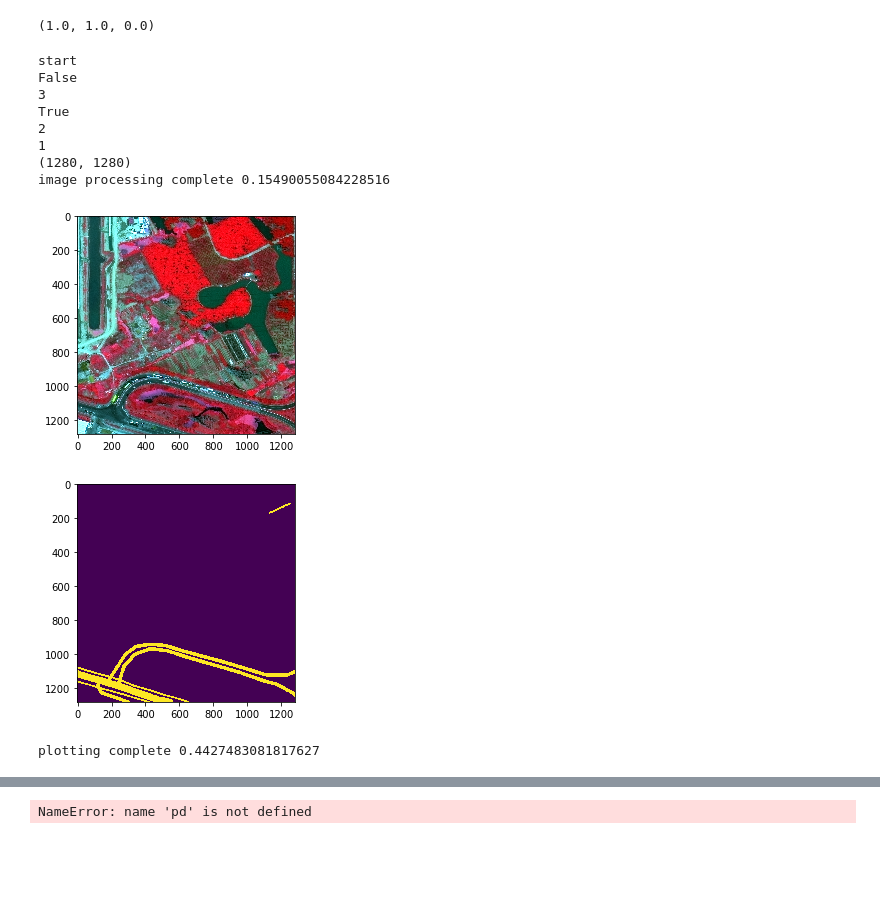
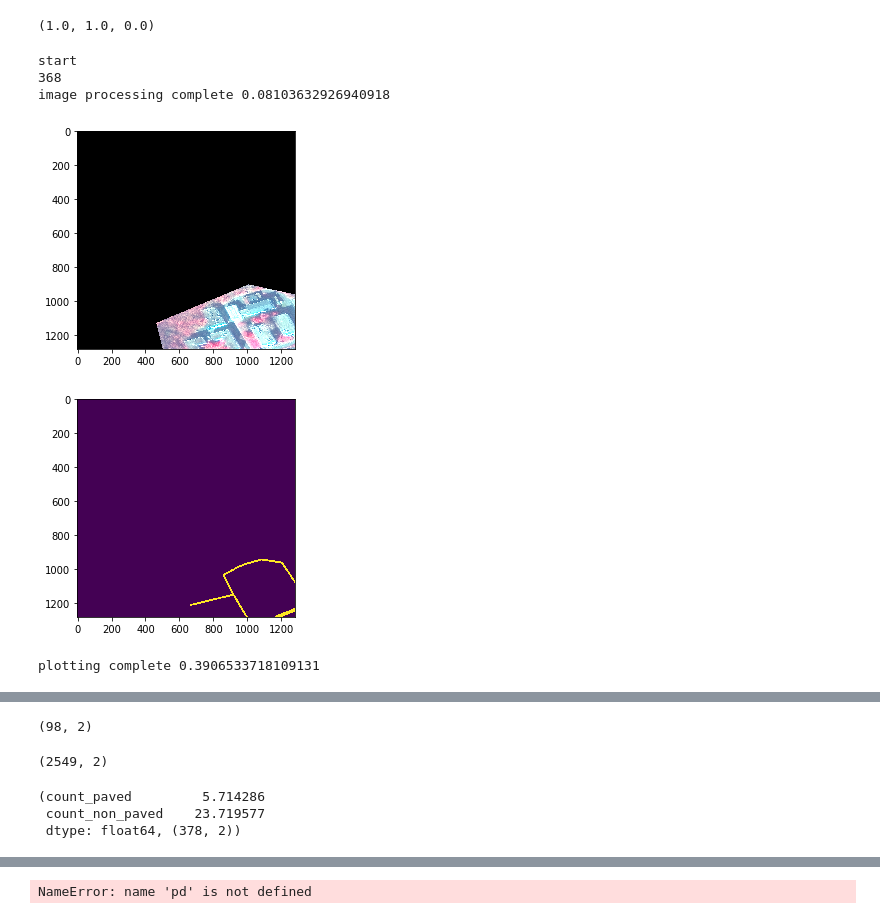
Before and after one commit to snakers4/spacenet-three, a Jupyter notebook: src/experiments.ipynb, the cells around one changed output, grey strips where cells are left out. Drawn from its saved outputs; the diff is of its cells as text; code cells hidden in the pictures; blank space fills up the shorter version.

```diff
--- a/src/experiments.ipynb
+++ b/src/experiments.ipynb
@@ -190,10 +190,10 @@ from presets import preset_dict
 # %%
 import torch
 
-bit8_imgs,bit8_masks,cty_no = get_train_dataset_layered_masks('mul_ps_vegetation',
+bit8_imgs,bit8_masks,cty_no = get_train_dataset_wide_masks('mul_ps_vegetation',
                                                            preset_dict)
 
-train_augs = SatellitesTestAugmentation(shape=1280)
+train_augs = SatellitesTrainAugmentation(aug_scheme=True,shape=1280)
 
 train_imgs, val_imgs, train_masks, val_masks = train_test_split(bit8_imgs,
                                                                 bit8_masks,
@@ -241,44 +241,42 @@ mask[0,:,:].max(),mask[1,:,:].max(),mask[2,:,:].max()
 import matplotlib.pyplot as plt
 import time
 import random
 import numpy as np
 
 start = time.time()
 print("start")
 
-img,mask  = train_dataset.__getitem__(random.randint(0,2000))
+number = random.randint(0,1828-1)
+print(number)
+
+img,mask  = train_dataset.__getitem__(871)
 
 end = time.time()
 print('image processing complete', end - start)
 
 img = img.cpu().numpy().astype(np.float32).transpose((1, 2, 0))
 img += -img.min()
 img *= (1/img.max())
 
 plt.imshow(img)
 plt.show()
 
 mask = mask.cpu().numpy().astype(np.float32).transpose((1, 2, 0))[:,:,0]
 mask += -mask.min()
 mask *= (1/mask.max())
 
 plt.imshow(mask)
 plt.show()
 
 end = time.time()
 print('plotting complete', end - start)
 # %% [output]
 start
-False
-3
-True
-2
-1
-(1280, 1280)
-image processing complete 0.15490055084228516
+368
+image processing complete 0.08103632926940918
-[figure, old version]
+[figure, new version]
-[figure, old version]
+[figure, new version]
-plotting complete 0.4427483081817627
+plotting complete 0.3906533718109131
 # %%
 import pandas as pd
 
@@ -291,3 +289,24 @@ df.head()
 | 2 | 2 | [[-115.2273535423063, 36.13882769... | 2 | 1 | 5 | AOI_2_Vegas_img738 | ../data/AOI_2_Vegas_Roads_Train/g... |
 | 3 | 3 | [[-115.2302976, 36.13857590368327... | 2 | 1 | 5 | AOI_2_Vegas_img738 | ../data/AOI_2_Vegas_Roads_Train/g... |
 | 4 | 4 | [[-115.22729652201, 36.1366963062... | 2 | 1 | 5 | AOI_2_Vegas_img738 | ../data/AOI_2_Vegas_Roads_Train/g... |
+# %%
+table = pd.pivot_table(df,
+               index=["img_id"],
+               columns = ['paved'],
+               values=["linestring"],
+               aggfunc={len},fill_value=0)
+
+table.columns = ['count_paved','count_non_paved']
+table[table.count_paved == 0].shape
+# %% [output]
+(98, 2)
+# %%
+table.shape
+# %% [output]
+(2549, 2)
+# %%
+table[table.count_paved < table.count_non_paved].mean(),table[table.count_paved < table.count_non_paved].
+# %% [output]
+(count_paved         5.714286
+ count_non_paved    23.719577
+ dtype: float64, (378, 2))
```
Also changed, not shown: parts of 22 cells of this notebook, 6 other files.
